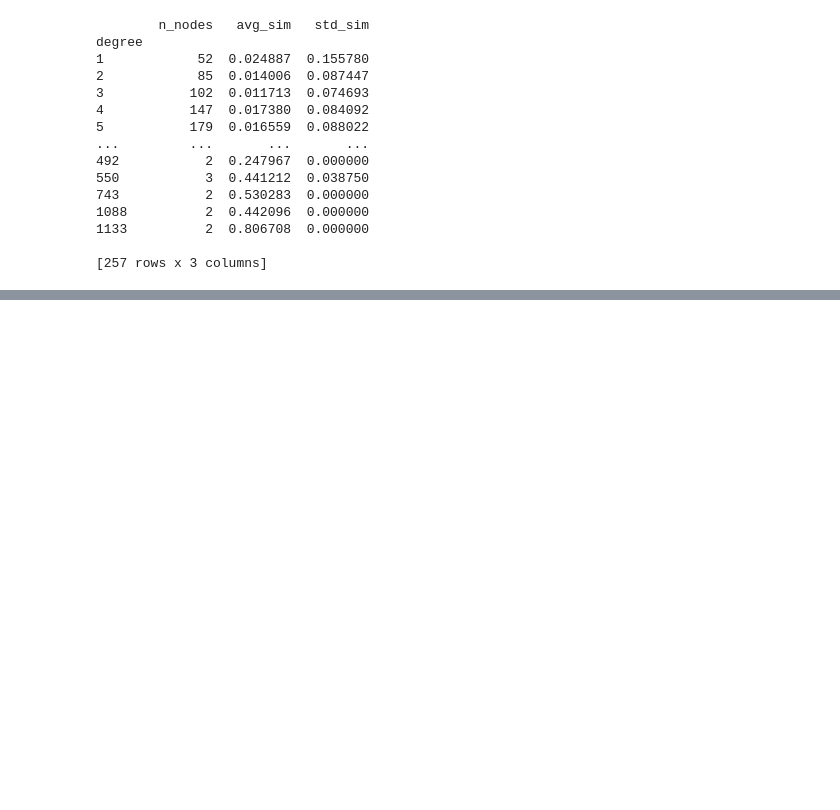
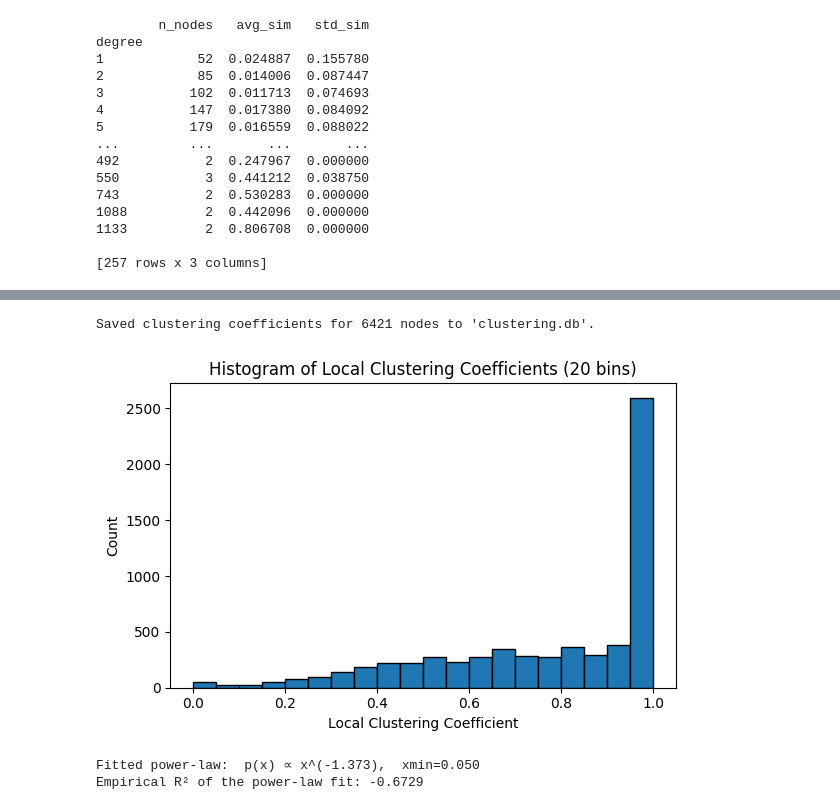
Before and after one commit to VoNgocHuan/social_network_project, a Jupyter notebook: project_14.ipynb, the cells around one changed output, grey strips where cells are left out. Saved outputs shown, nothing was run; the diff lists cells and outputs as text; code cells hidden in the pictures; blank space fills up the shorter version.

```diff
--- a/project_14.ipynb
+++ b/project_14.ipynb
@@ -163,0 +346,65 @@ degree
+# %%
+# 7/
+import sqlite3
+
+clust_dict = nx.clustering(G)
+
+db_path = 'clustering.db'
+conn = sqlite3.connect(db_path)
+c = conn.cursor()
+
+c.execute('''
+    CREATE TABLE IF NOT EXISTS node_clustering (
+        node TEXT PRIMARY KEY,
+        clustering_coeff REAL
+    )
+''')
+
+rows = [(str(node), float(coeff)) for node, coeff in clust_dict.items()]
+c.executemany('''
+    INSERT OR REPLACE INTO node_clustering (node, clustering_coeff)
+    VALUES (?, ?)
+''', rows)
+
+conn.commit()
+conn.close()
+
+print(f"Saved clustering coefficients for {len(rows)} nodes to '{db_path}'.")
+# %% [output]
+Saved clustering coefficients for 6421 nodes to 'clustering.db'.
+# %%
+# 8/
+import powerlaw
+values = np.array(list(clust_dict.values()))
+
+bins = np.linspace(0, 1, 21)
+plt.figure(figsize=(6,4))
+plt.hist(values, bins=bins, edgecolor='black')
+plt.xlabel('Local Clustering Coefficient')
+plt.ylabel('Count')
+plt.title('Histogram of Local Clustering Coefficients (20 bins)')
+plt.tight_layout()
+plt.show()
+
+data = values[values > 0]
+fit = powerlaw.Fit(data, xmin=data.min())
+alpha = fit.power_law.alpha
+xmin  = fit.power_law.xmin
+print(f"Fitted power‑law:  p(x) ∝ x^(-{alpha:.3f}),  xmin={xmin:.3f}")
+
+hist, bin_edges = np.histogram(data, bins=20, range=(xmin, data.max()), density=True)
+bin_centers = (bin_edges[:-1] + bin_edges[1:]) / 2
+
+C = (alpha - 1) * xmin**(alpha - 1)
+pdf_theo = C * bin_centers**(-alpha)
+
+y_obs = hist
+y_pred = pdf_theo
+ss_res = np.sum((y_obs - y_pred)**2)
+ss_tot = np.sum((y_obs - y_obs.mean())**2)
+r_squared = 1 - ss_res / ss_tot
+print(f"Empirical R² of the power‑law fit: {r_squared:.4f}")
+# %% [output]
+[figure, added]
+Fitted power‑law:  p(x) ∝ x^(-1.373),  xmin=0.050
+Empirical R² of the power‑law fit: -0.6729
```
Also changed, not shown: parts of 6 cells of this notebook, 1 other file.
